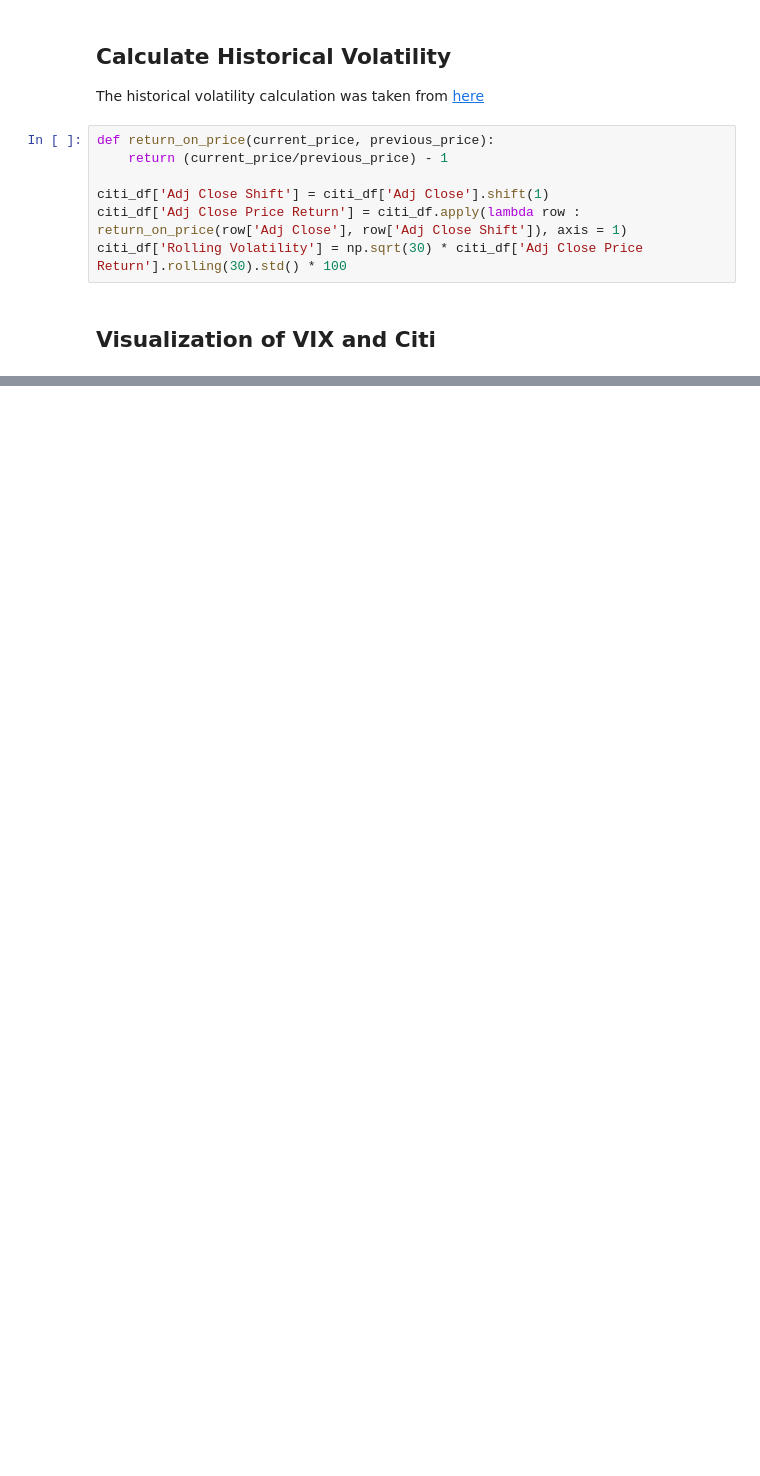
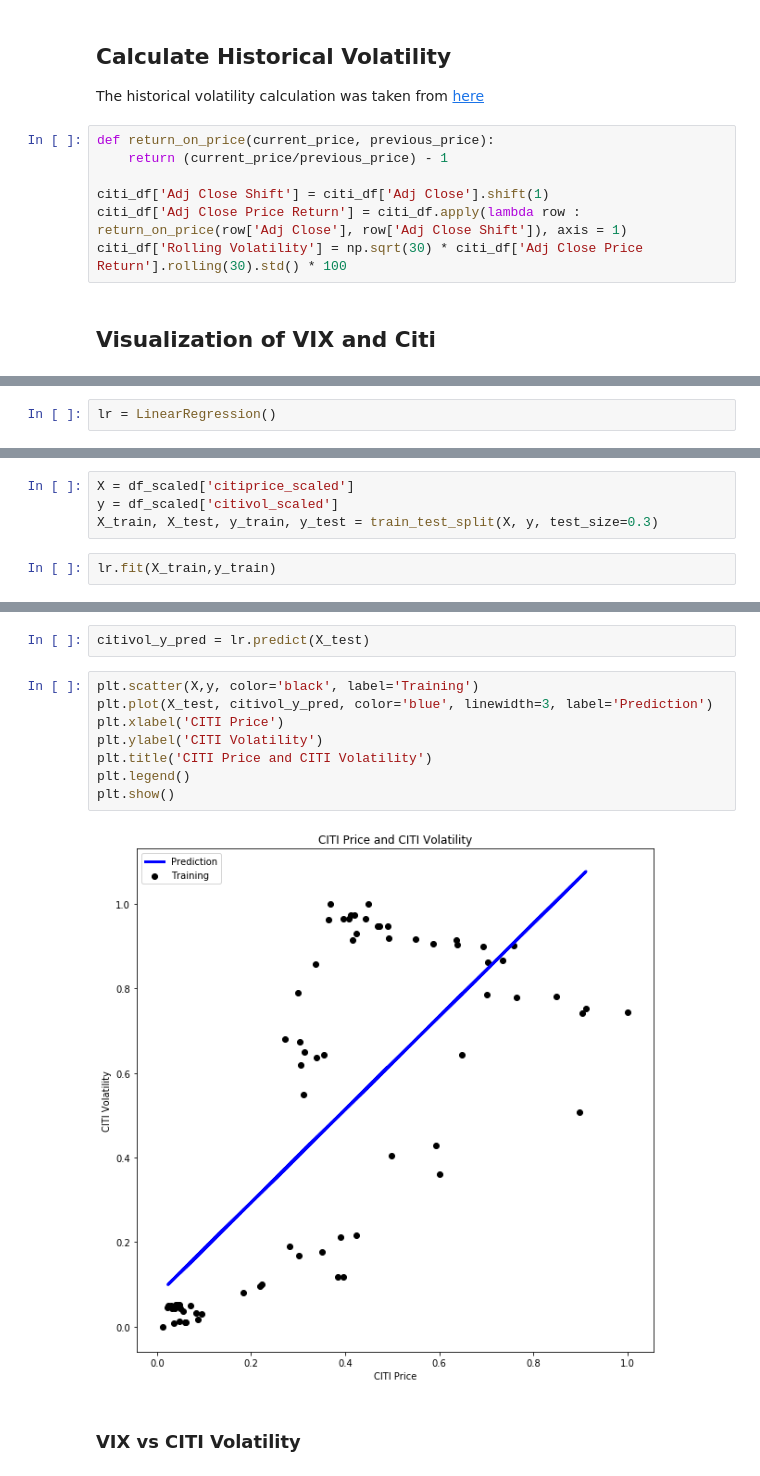
Before and after one commit to platypus-capital/options, a Jupyter notebook: jupyter/Historical_Volatility_and_VIX_Analysis.ipynb, the cells around one changed output, grey strips where cells are left out. Drawn from its saved outputs; the diff is of its cells as text; blank space fills up the shorter version.

```diff
--- a/jupyter/Historical_Volatility_and_VIX_Analysis.ipynb
+++ b/jupyter/Historical_Volatility_and_VIX_Analysis.ipynb
@@ -60,0 +144,2 @@ plt.show()
+# %%
+lr = LinearRegression()
@@ -60,0 +148,6 @@ plt.show()
+# %%
+X = df_scaled['citiprice_scaled']
+y = df_scaled['citivol_scaled']
+X_train, X_test, y_train, y_test = train_test_split(X, y, test_size=0.3)
+# %%
+lr.fit(X_train,y_train)
@@ -60,0 +169,14 @@ plt.show()
+# %%
+citivol_y_pred = lr.predict(X_test)
+# %%
+plt.scatter(X,y, color='black', label='Training')
+plt.plot(X_test, citivol_y_pred, color='blue', linewidth=3, label='Prediction')
+plt.xlabel('CITI Price')
+plt.ylabel('CITI Volatility')
+plt.title('CITI Price and CITI Volatility')
+plt.legend()
+plt.show()
+# %% [output]
+[figure, added]
+# %% [markdown]
+### VIX vs CITI Volatility
```
Also changed, not shown: parts of 39 cells of this notebook.
